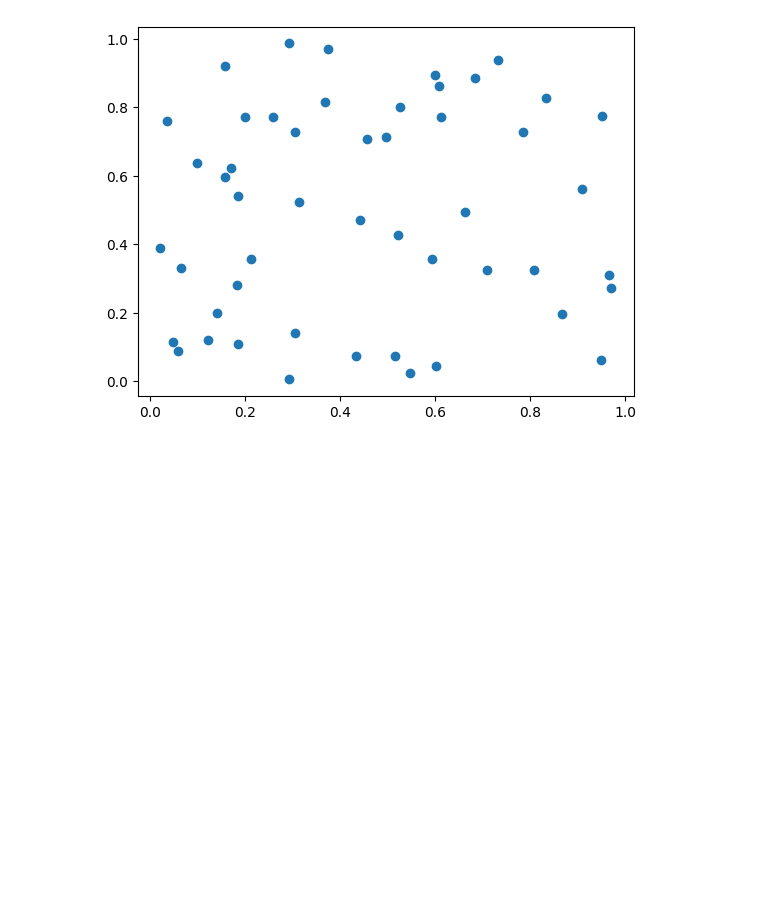
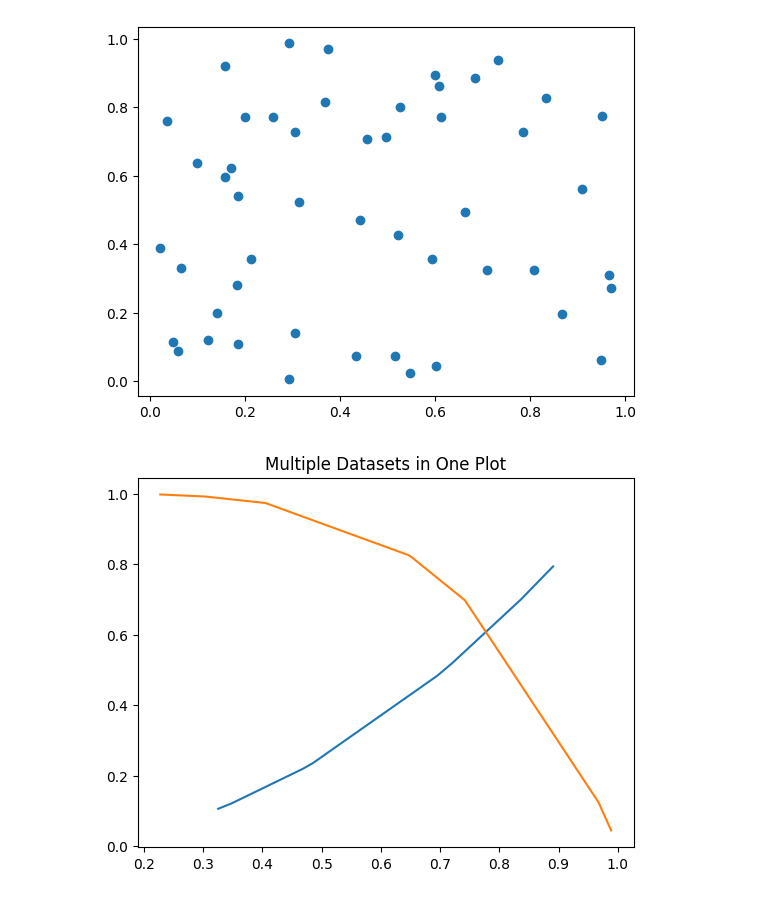
Before and after one commit to suddeb/PythonCode, a Jupyter notebook: Matplotlib/plot_function.ipynb, the cells around one changed output. Cells and saved outputs as stored; diff of their text form; code cells hidden in the pictures; blank space fills up the shorter version.

```diff
--- a/Matplotlib/plot_function.ipynb
+++ b/Matplotlib/plot_function.ipynb
@@ -37,3 +37,33 @@ plt.scatter(x, y)
 plt.show()
 # %% [output]
 [figure]
+# %%
+# Multiple Datasets in One Plot
+import matplotlib.pyplot as plt
+import numpy as np
+
+# Generate random data
+np.random.seed(458963)
+
+# Create random data:
+xdata = np.random.random([2, 8])
+
+# Create two datasets from the random floats:
+xdata1 = xdata[0, :]
+xdata2 = xdata[1, :]
+# Sort the data in both datasets:
+xdata1.sort()
+xdata2.sort()
+
+# Create y data points:
+ydata1 = xdata1 ** 2
+ydata2 = 1 - xdata2 ** 4
+
+# Plot
+plt.plot(xdata1, ydata1)
+plt.plot(xdata2, ydata2)
+
+plt.title("Multiple Datasets in One Plot")
+plt.show()
+# %% [output]
+[figure, added]
```
Also changed, not shown: parts of 1 cell of this notebook.
